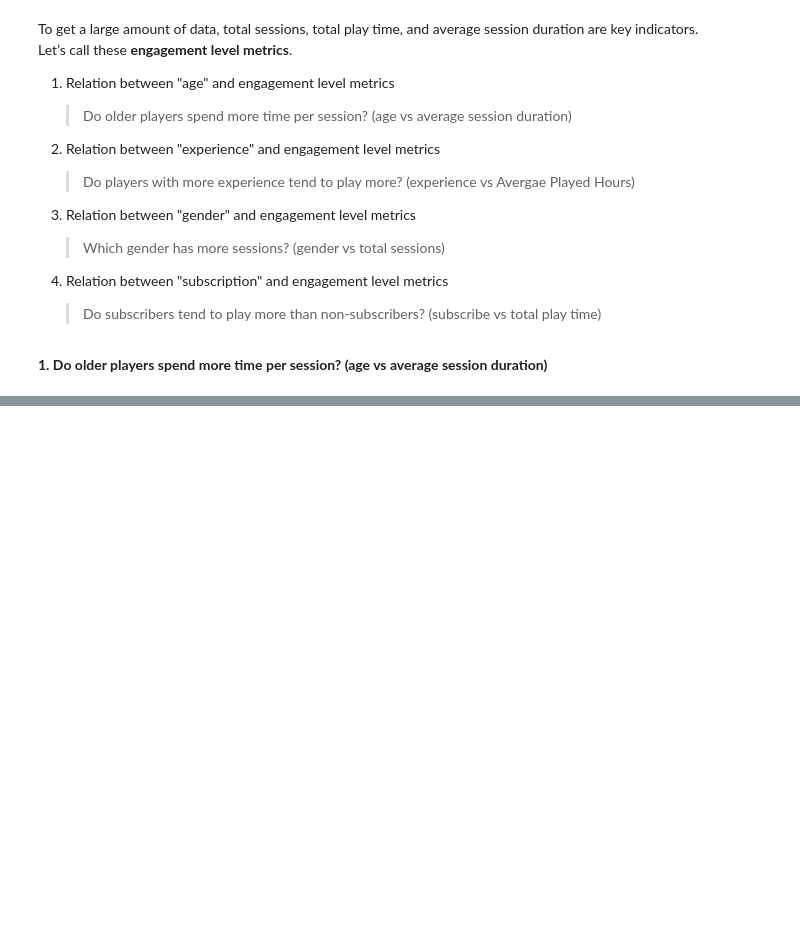
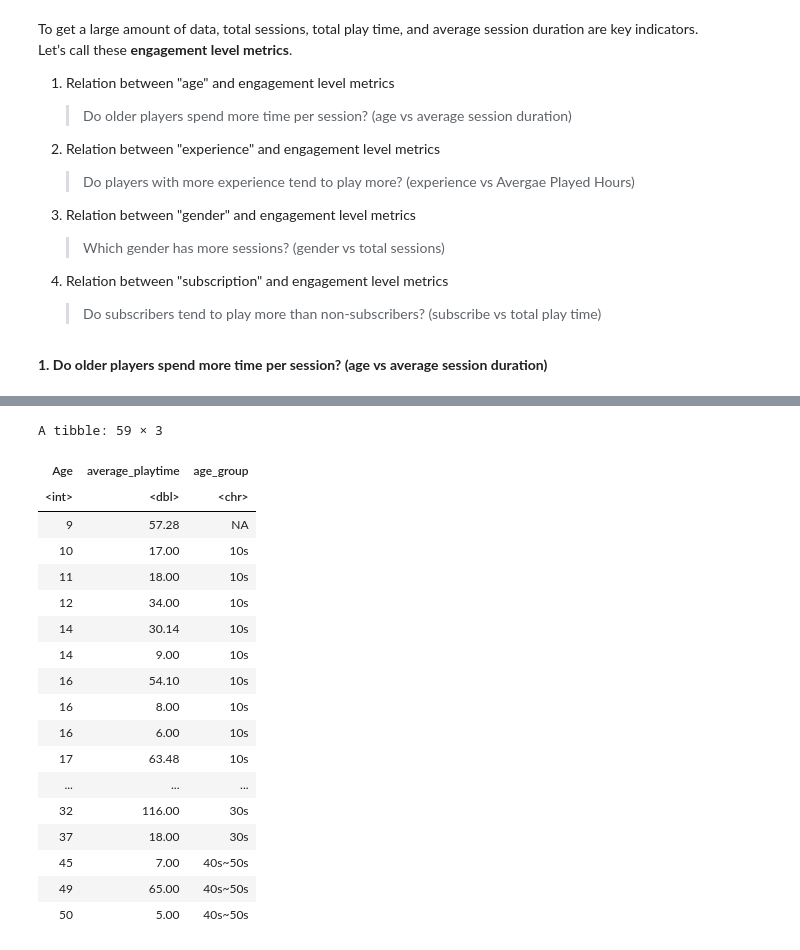
Before and after one commit to h2woobin/dsci-100-2024W2-group-006-30, a Jupyter notebook: Woobin Kim.ipynb, the cells around one changed output, grey strips where cells are left out. Saved outputs shown, nothing was run; the diff lists cells and outputs as text; code cells hidden in the pictures; blank space fills up the shorter version.

```diff
--- a/Woobin Kim.ipynb
+++ b/Woobin Kim.ipynb
@@ -146,0 +160,36 @@ ERROR: Error in summarize(group_by(select(filter(sessions, !is.na(gender)), name
+# %%
+merged_data2 <- merged_data2 |>
+  mutate(age_group = case_when(
+    Age >= 10 & Age < 20 ~ "10s",
+    Age >= 20 & Age < 30 ~ "20s",
+    Age >= 30 & Age < 40 ~ "30s",
+    Age >= 40 & Age <= 59 ~ "40s~50s",
+    TRUE ~ NA_character_
+  ))
+
+merged_data2
+
+grouped_playtime <- merged_data2 |>
+  filter(!is.na(age_group)) |>
+  group_by(age_group) |>
+  summarize(avg_playtime = round(mean(average_playtime), 2))
+# %% [output]
+A tibble: 59 × 3
+| Age | average_playtime | age_group |
+| <int> | <dbl> | <chr> |
+| 9 | 57.28 | NA |
+| 10 | 17.00 | 10s |
+| 11 | 18.00 | 10s |
+| 12 | 34.00 | 10s |
+| 14 | 30.14 | 10s |
+| 14 | 9.00 | 10s |
+| 16 | 54.10 | 10s |
+| 16 | 8.00 | 10s |
+| 16 | 6.00 | 10s |
+| 17 | 63.48 | 10s |
+| ... | ... | ... |
+| 32 | 116.00 | 30s |
+| 37 | 18.00 | 30s |
+| 45 | 7.00 | 40s~50s |
+| 49 | 65.00 | 40s~50s |
+| 50 | 5.00 | 40s~50s |
```
Also changed, not shown: parts of 7 cells of this notebook, 5 other files.
